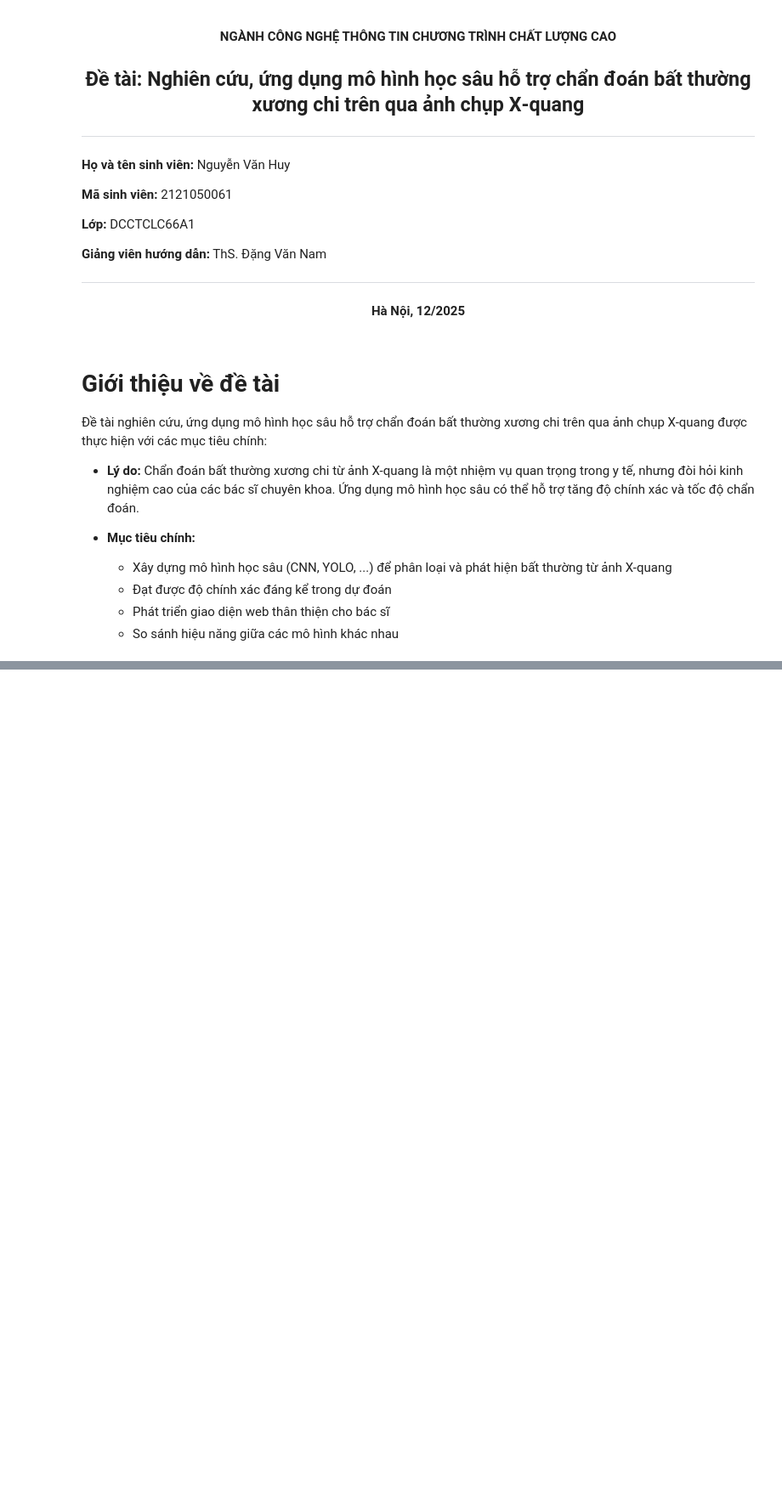
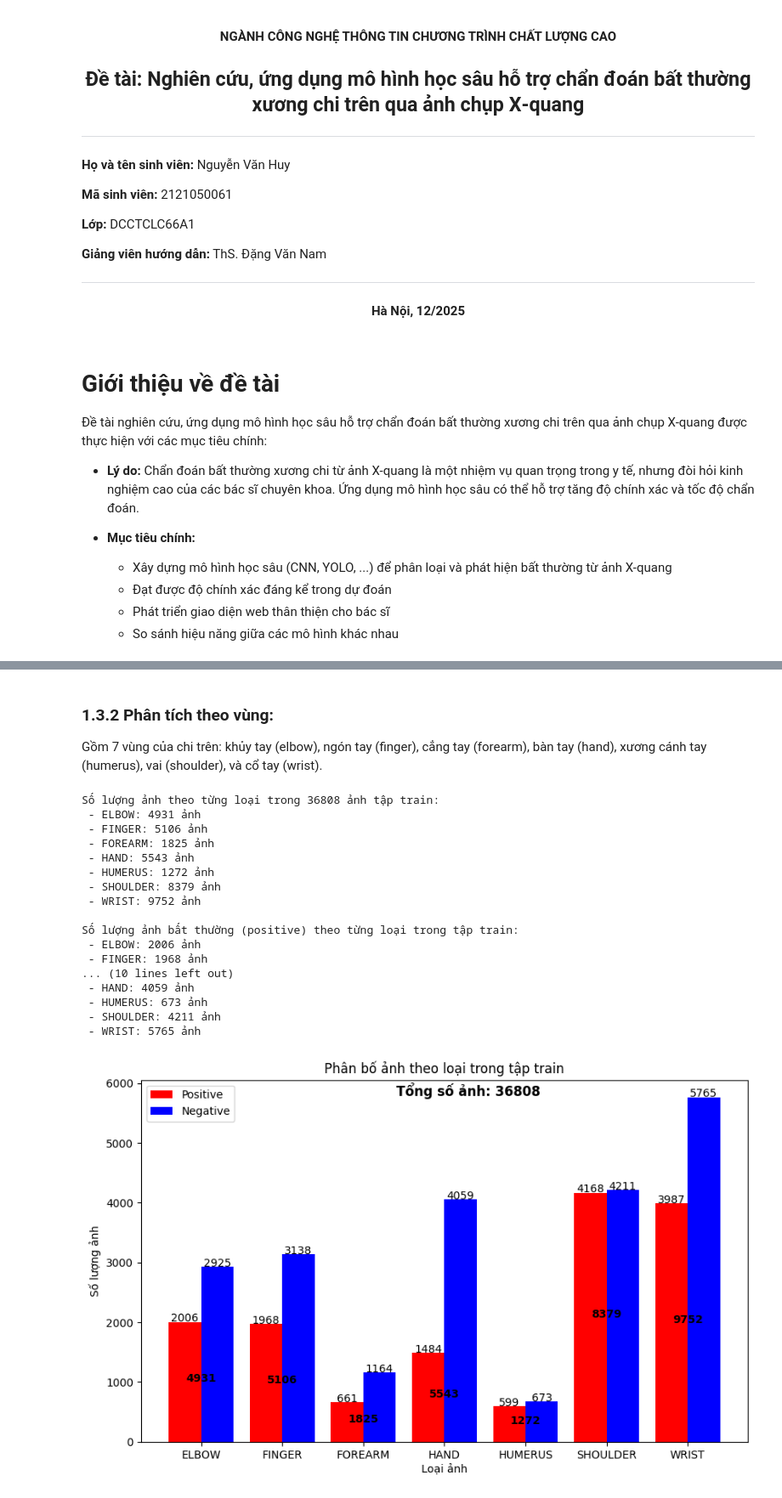
Before and after one commit to NguyenHuy2003/DATN, a Jupyter notebook: 2121050061_NguyenVanHuy_datn_xray.ipynb, the cells around one changed output, grey strips where cells are left out. Shown at 85% size. Cells and saved outputs as stored; diff of their text form; code cells hidden in the pictures; blank space fills up the shorter version.

```diff
--- a/2121050061_NguyenVanHuy_datn_xray.ipynb
+++ b/2121050061_NguyenVanHuy_datn_xray.ipynb
@@ -153,0 +329,80 @@ Tổng số ảnh: 14654
+# %% [markdown]
+### 1.3.2 Phân tích theo vùng:
+
+Gồm 7 vùng của chi trên: khủy tay (elbow), ngón tay (finger), cẳng tay (forearm), bàn tay (hand), xương cánh tay (humerus), vai (shoulder), và cổ tay (wrist).
+# %%
+# Đếm số lượng ảnh của từng loại
+# 'ELBOW', 'FINGER', 'FOREARM', 'HAND', 'HUMERUS', 'SHOULDER', 'WRIST'
+# trong file train_image_paths.csv và valid_image_paths.csv
+# Tập train
+types = ['ELBOW', 'FINGER', 'FOREARM', 'HAND', 'HUMERUS', 'SHOULDER', 'WRIST']
+train_type_counts = {}
+for t in types:
+    count = train_image_paths['path'].str.contains(f'XR_{t}', na=False).sum()
+    train_type_counts[t] = count
+print(f"\nSố lượng ảnh theo từng loại trong {len(train_image_paths)} ảnh tập train:")
+for t, c in train_type_counts.items():
+    print(f" - {t}: {c} ảnh")
+
+# Số lượng bất thường, bình thường theo từng loại trong tập train
+train_positive_counts = {}
+train_negative_counts = {}
+for t in types:
+    positive_count = train_image_paths[(train_image_paths['path'].str.contains(f'XR_{t}', na=False))
+                          & (train_image_paths['path'].str.contains('_positive', na=False))].shape[0]
+    negative_count = train_image_paths[(train_image_paths['path'].str.contains(f'XR_{t}', na=False))
+                            & (train_image_paths['path'].str.contains('_negative', na=False))].shape[0]
+    train_positive_counts[t] = positive_count
+    train_negative_counts[t] = negative_count
+print(f"\nSố lượng ảnh bất thường (positive) theo từng loại trong tập train:")
+for t, c in train_positive_counts.items():
+    print(f" - {t}: {c} ảnh")
+print(f"\nSố lượng ảnh bình thường (negative) theo từng loại trong tập train:")
+for t, c in train_negative_counts.items():
+    print(f" - {t}: {c} ảnh")
+
+# Biểu đồ thống kê tập train
+labels = types
+positive_counts = [train_positive_counts[t] for t in types]
+negative_counts = [train_negative_counts[t] for t in types]
+x = range(len(types))
+plt.figure(figsize=(10,6))
+plt.bar(x, positive_counts, width=0.4, label='Positive', color='red', align='center')
+plt.bar([i + 0.4 for i in x], negative_counts, width=0.4, label='Negative', color='blue', align='center')
+plt.xlabel('Loại ảnh')
+plt.ylabel('Số lượng ảnh')
+plt.title('Phân bố ảnh theo loại trong tập train')
+plt.xticks([i + 0.2 for i in x], labels)
+plt.legend()
+plt.texts = []
+for i in x:
+    plt.text(i, positive_counts[i] + 5, str(positive_counts[i]), ha='center')
+    plt.text(i + 0.4, negative_counts[i] + 5, str(negative_counts[i]), ha='center')
+# tổng
+plt.text(3.5, max(max(positive_counts), max(negative_counts)) + 20,
+         f"Tổng số ảnh: {counts_train_total}", ha='center', fontsize=12, fontweight='bold')
+# tổng từng loại
+for i in x:
+    total_count = positive_counts[i] + negative_counts[i]
+    plt.text(i + 0.2, min(positive_counts[i], negative_counts[i])/2,
+             total_count, ha='center', fontsize=10, fontweight='bold')
+plt.show()
+# %% [output]
+Số lượng ảnh theo từng loại trong 36808 ảnh tập train:
+ - ELBOW: 4931 ảnh
+ - FINGER: 5106 ảnh
+ - FOREARM: 1825 ảnh
+ - HAND: 5543 ảnh
+ - HUMERUS: 1272 ảnh
+ - SHOULDER: 8379 ảnh
+ - WRIST: 9752 ảnh
+
+Số lượng ảnh bất thường (positive) theo từng loại trong tập train:
+ - ELBOW: 2006 ảnh
+ - FINGER: 1968 ảnh
+... (10 lines left out)
+ - HAND: 4059 ảnh
+ - HUMERUS: 673 ảnh
+ - SHOULDER: 4211 ảnh
+ - WRIST: 5765 ảnh
+[figure, added]
```
Also changed, not shown: parts of 23 cells of this notebook.
